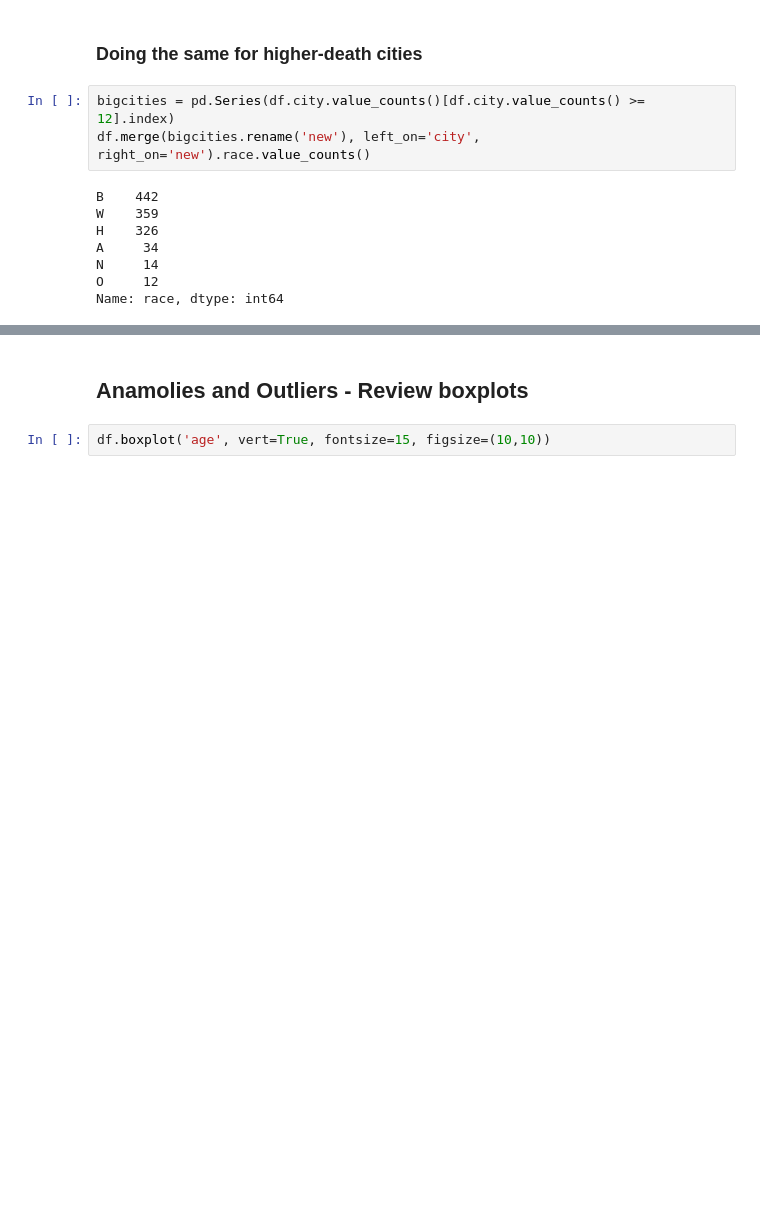
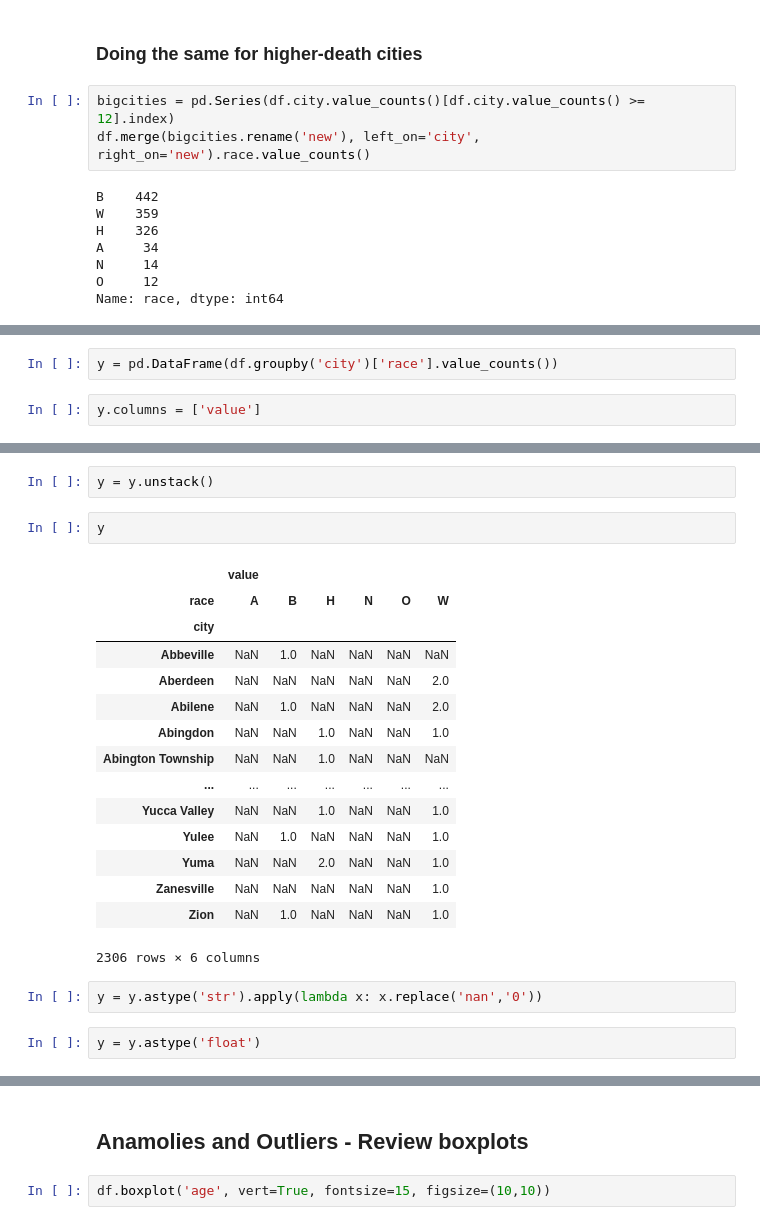
Before and after one commit to vizziviz/fatal_encounters_with_police, a Jupyter notebook: notebooks/BLM_eda.ipynb, the cells around one changed output, grey strips where cells are left out. Drawn from its saved outputs; the diff is of its cells as text; blank space fills up the shorter version.

```diff
--- a/notebooks/BLM_eda.ipynb
+++ b/notebooks/BLM_eda.ipynb
@@ -187,0 +191,4 @@ Name: race, dtype: int64
+# %%
+y = pd.DataFrame(df.groupby('city')['race'].value_counts())
+# %%
+y.columns = ['value']
@@ -187,0 +212,24 @@ Name: race, dtype: int64
+# %%
+y = y.unstack()
+# %%
+y
+# %% [output]
+|  | value |  |  |  |  |  |
+| race | A | B | H | N | O | W |
+| city |  |  |  |  |  |  |
+| Abbeville | NaN | 1.0 | NaN | NaN | NaN | NaN |
+| Aberdeen | NaN | NaN | NaN | NaN | NaN | 2.0 |
+| Abilene | NaN | 1.0 | NaN | NaN | NaN | 2.0 |
+| Abingdon | NaN | NaN | 1.0 | NaN | NaN | 1.0 |
+| Abington Township | NaN | NaN | 1.0 | NaN | NaN | NaN |
+| ... | ... | ... | ... | ... | ... | ... |
+| Yucca Valley | NaN | NaN | 1.0 | NaN | NaN | 1.0 |
+| Yulee | NaN | 1.0 | NaN | NaN | NaN | 1.0 |
+| Yuma | NaN | NaN | 2.0 | NaN | NaN | 1.0 |
+| Zanesville | NaN | NaN | NaN | NaN | NaN | 1.0 |
+| Zion | NaN | 1.0 | NaN | NaN | NaN | 1.0 |
+2306 rows × 6 columns
+# %%
+y = y.astype('str').apply(lambda x: x.replace('nan','0'))
+# %%
+y = y.astype('float')
```
Also changed, not shown: parts of 34 cells of this notebook.
